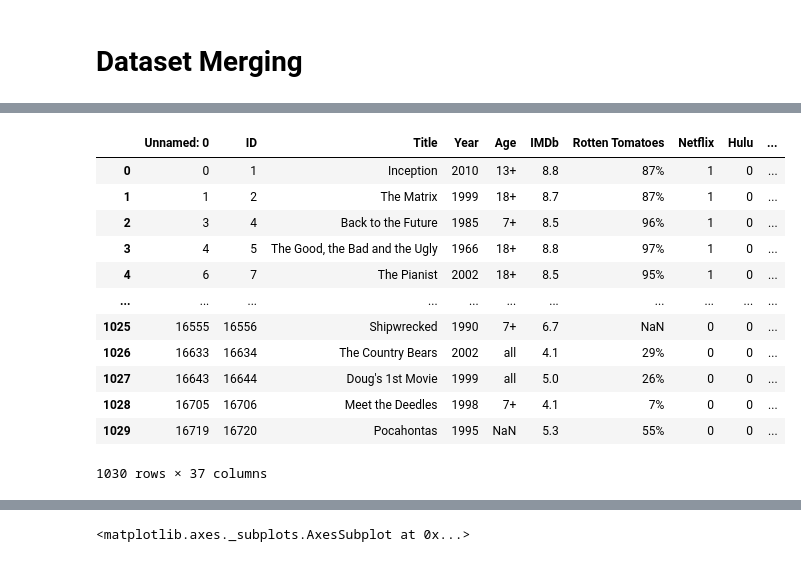
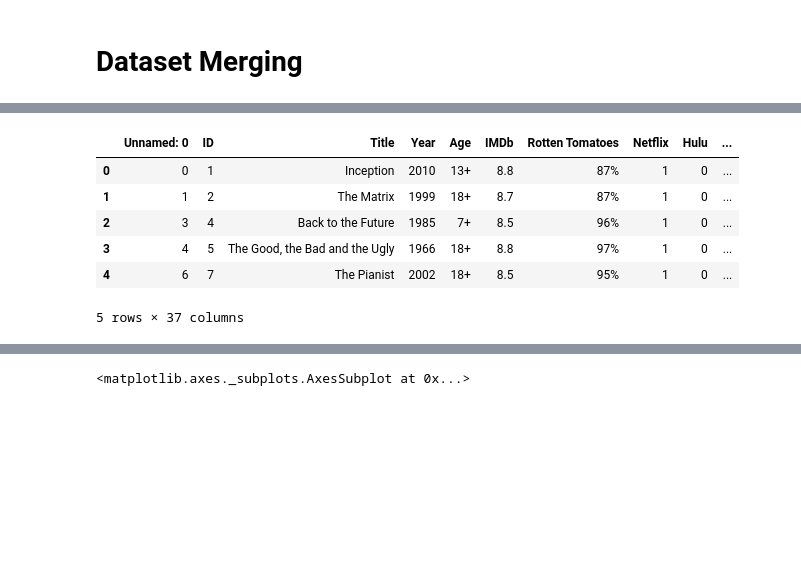
Before and after one commit to Daniel-Schroeder15/Movies_project, a Jupyter notebook: Final_Project_GroupC_DataClean.ipynb, the cells around one changed output, grey strips where cells are left out. Drawn from its saved outputs; the diff is of its cells as text; code cells hidden in the pictures; blank space fills up the shorter version.

```diff
--- a/Final_Project_GroupC_DataClean.ipynb
+++ b/Final_Project_GroupC_DataClean.ipynb
@@ -101,21 +95,15 @@ Movies_df
 # %%
 # Merging 2 datasets with an inner join to get majority of movie data
 Movies_df = pd.merge(movies_onStreaming_df, tmbd_movies_df, how="inner", left_on='Title', right_on='title', suffixes=['_ds-movies','_tmbd'])
-Movies_df
+Movies_df.head()
 # %% [output]
 |  | Unnamed: 0 | ID | Title | Year | Age | IMDb | Rotten Tomatoes | Netflix | Hulu | ... |
 | 0 | 0 | 1 | Inception | 2010 | 13+ | 8.8 | 87% | 1 | 0 | ... |
 | 1 | 1 | 2 | The Matrix | 1999 | 18+ | 8.7 | 87% | 1 | 0 | ... |
 | 2 | 3 | 4 | Back to the Future | 1985 | 7+ | 8.5 | 96% | 1 | 0 | ... |
 | 3 | 4 | 5 | The Good, the Bad and the Ugly | 1966 | 18+ | 8.8 | 97% | 1 | 0 | ... |
 | 4 | 6 | 7 | The Pianist | 2002 | 18+ | 8.5 | 95% | 1 | 0 | ... |
-| ... | ... | ... | ... | ... | ... | ... | ... | ... | ... | ... |
-| 1025 | 16555 | 16556 | Shipwrecked | 1990 | 7+ | 6.7 | NaN | 0 | 0 | ... |
-| 1026 | 16633 | 16634 | The Country Bears | 2002 | all | 4.1 | 29% | 0 | 0 | ... |
-| 1027 | 16643 | 16644 | Doug's 1st Movie | 1999 | all | 5.0 | 26% | 0 | 0 | ... |
-| 1028 | 16705 | 16706 | Meet the Deedles | 1998 | 7+ | 4.1 | 7% | 0 | 0 | ... |
-| 1029 | 16719 | 16720 | Pocahontas | 1995 | NaN | 5.3 | 55% | 0 | 0 | ... |
-1030 rows × 37 columns
+5 rows × 37 columns
 # %%
 # Merging 2 datasets with an inner join to get majority of movie data
 Movies_df = pd.merge(datasets_movies_df, tmbd_movies_df, how="inner", left_on='name', right_on='title', suffixes=['_ds-movies','_tmbd'])
```
Also changed, not shown: parts of 25 cells of this notebook.
